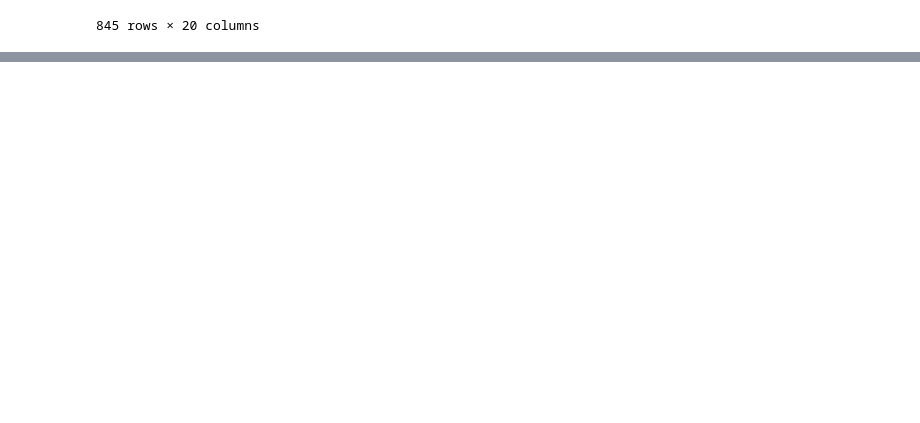
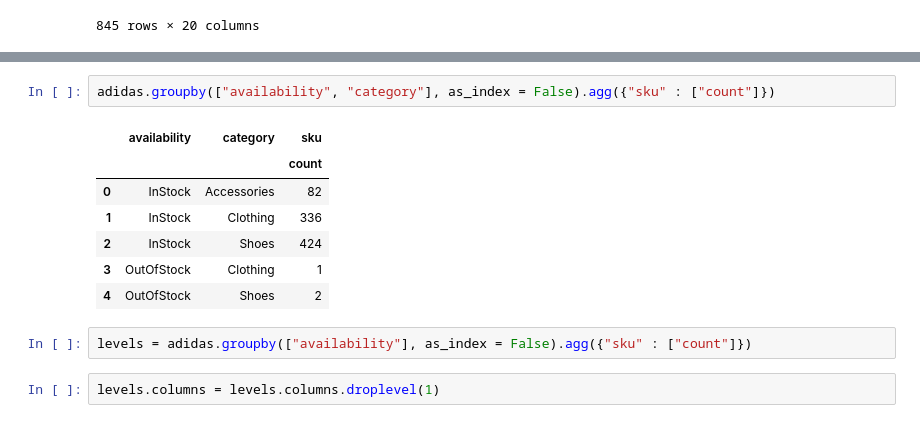
Before and after one commit to carlosr929214/Dataset_ADIDAS, a Jupyter notebook: Tarea Tranformacion de datos categoricos/EDA.ipynb, the cells around one changed output, grey strips where cells are left out. Saved outputs shown, nothing was run; the diff lists cells and outputs as text; blank space fills up the shorter version.

```diff
--- a/Tarea Tranformacion de datos categoricos/EDA.ipynb
+++ b/Tarea Tranformacion de datos categoricos/EDA.ipynb
@@ -20,0 +33,14 @@ adidas
+# %%
+adidas.groupby(["availability", "category"], as_index = False).agg({"sku" : ["count"]})
+# %% [output]
+|  | availability | category | sku |
+|  |  |  | count |
+| 0 | InStock | Accessories | 82 |
+| 1 | InStock | Clothing | 336 |
+| 2 | InStock | Shoes | 424 |
+| 3 | OutOfStock | Clothing | 1 |
+| 4 | OutOfStock | Shoes | 2 |
+# %%
+levels = adidas.groupby(["availability"], as_index = False).agg({"sku" : ["count"]})
+# %%
+levels.columns = levels.columns.droplevel(1)
```
Also changed, not shown: parts of 22 cells of this notebook, 1 other file.
